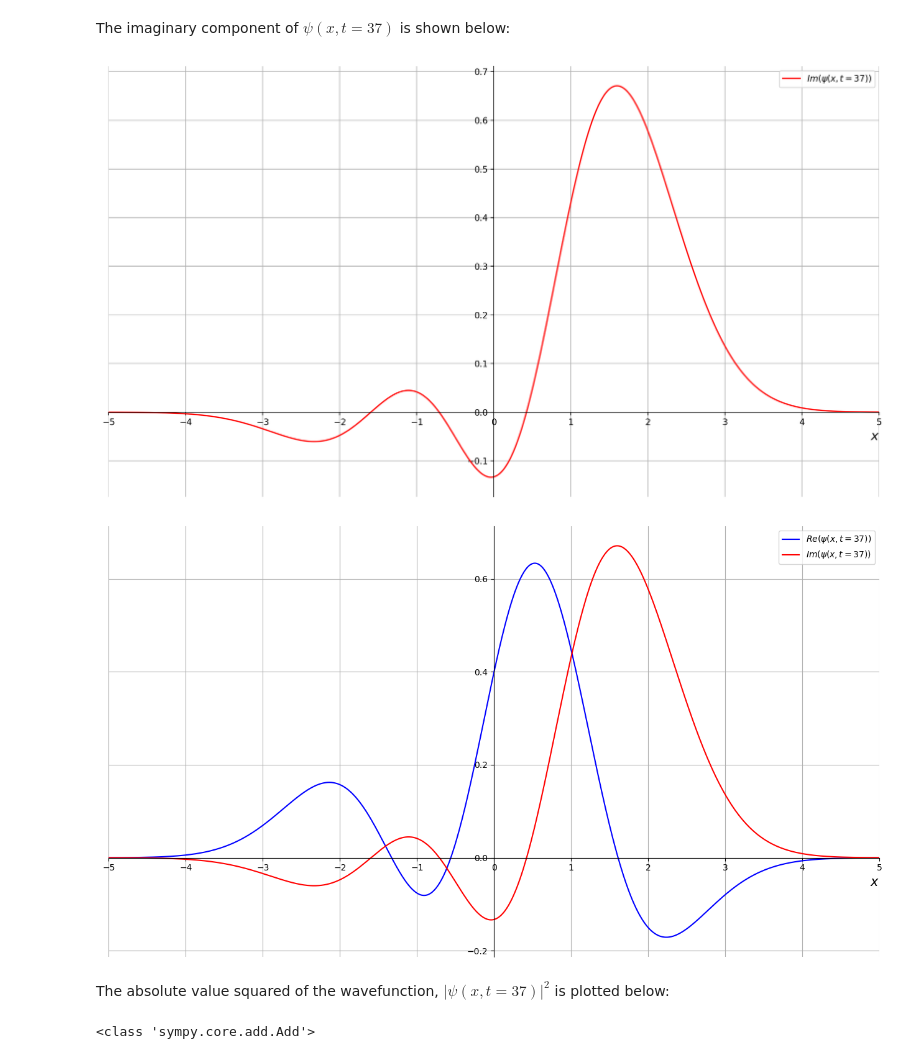
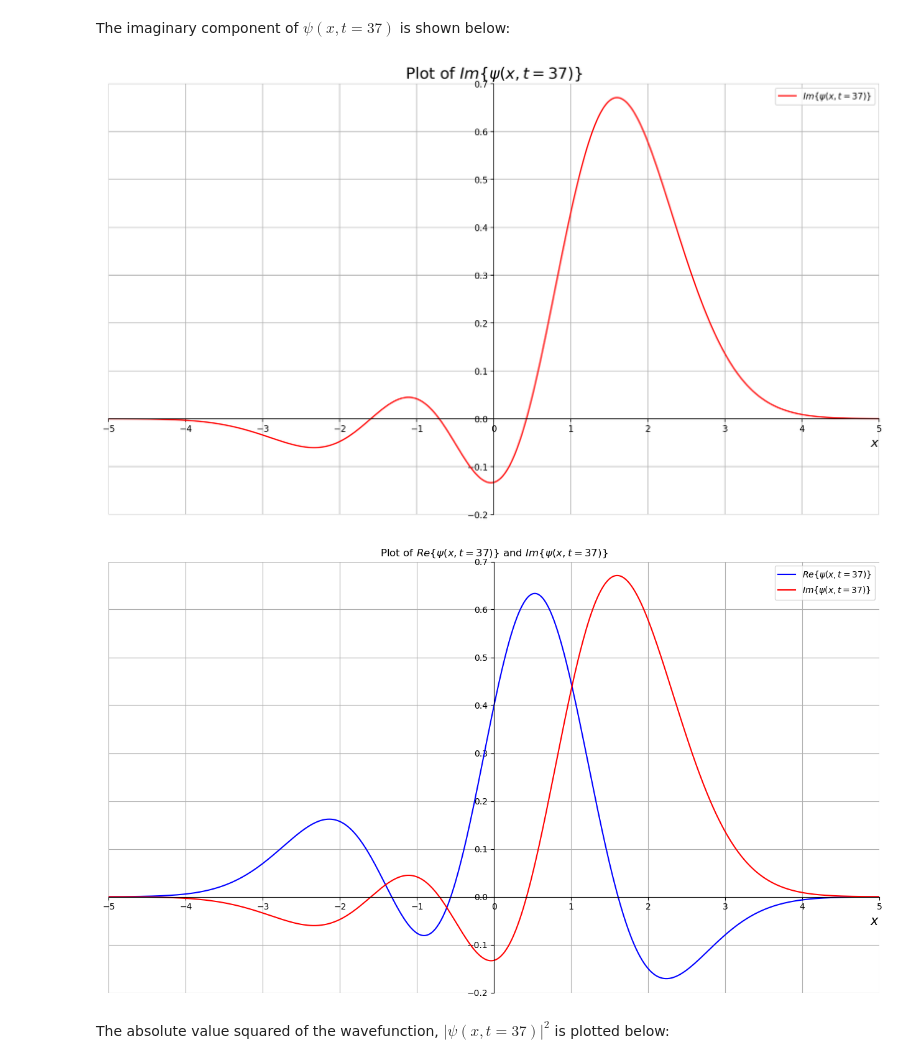
Before and after one commit to Rally0078/QHO, a Jupyter notebook: qho.ipynb, the cells around one changed output. Saved outputs shown, nothing was run; the diff lists cells and outputs as text; code cells hidden in the pictures.

```diff
--- a/qho.ipynb
+++ b/qho.ipynb
@@ -81,47 +84,49 @@ The imaginary component of $\psi(x, t=37)$ is shown below:
 # %%
 lam_psi_im = lambdify(x, im, modules=['numpy'])
 x_var = linspace(-6,6,1000)
 psi_im = lam_psi_im(x_var)
 
 fig, ax = plt.subplots(1,1, figsize=(16,9), dpi=200)
 ax.spines['top'].set_color('none')
 ax.spines['left'].set_position('zero')
 ax.spines['right'].set_color('none')
 ax.spines['bottom'].set_position('zero')
 
-plt.xlim(-5,5)
+ax.set_title(r'Plot of $Im\{\psi(x, t=37)\}$', fontsize=18)
+ax.set_xlim(-5,5)
 ax.set_xlabel(r'$x$', fontsize=15, loc='right')
+ax.set_ylim(-0.2,0.7)
 ax.set_xticks(arange(-5, 5.5, 1))
+ax.set_yticks(arange(-0.2,0.8,0.1))
 ax.grid(True)
-ax.plot(x_var, psi_im, label=r'$Im(\psi(x, t=37))$', color='red')
+ax.plot(x_var, psi_im, label=r'$Im\{\psi(x, t=37)\}$', color='red')
 ax.legend()
 plt.savefig('Imag.jpeg',bbox_inches='tight')
 
 plt.show()
 # %% [output]
-[figure, old version]
+[figure, new version]
 # %%
 fig, ax = plt.subplots(1,1, figsize=(16,9))
 ax.spines['top'].set_color('none')
 ax.spines['left'].set_position('zero')
 ax.spines['right'].set_color('none')
 ax.spines['bottom'].set_position('zero')
-plt.xlim(-5,5)
 
+ax.set_title(r'Plot of $Re\{\psi(x, t=37)\}$ and $Im\{\psi(x, t=37)\}$')
+ax.set_xlim(-5,5)
 ax.set_xlabel(r'$x$', fontsize=15, loc='right')
+ax.set_ylim(-0.2,0.7)
 ax.set_xticks(arange(-5, 5.5, 1))
+ax.set_yticks(arange(-0.2,0.8,0.1))
 ax.grid(True)
-ax.plot(x_var, psi_re, label=r'$Re(\psi(x, t=37))$', color='blue')
-ax.plot(x_var, psi_im, label=r'$Im(\psi(x, t=37))$',color='red')
+ax.plot(x_var, psi_re, label=r'$Re\{\psi(x, t=37)\}$', color='blue')
+ax.plot(x_var, psi_im, label=r'$Im\{\psi(x, t=37)\}$',color='red')
 ax.legend()
 plt.savefig('both.jpeg',bbox_inches='tight')
 
 plt.show()
 # %% [output]
-[figure, old version]
+[figure, new version]
 # %% [markdown]
 The absolute value squared of the wavefunction, $|\psi(x, t=37)|^2$ is plotted below:
-# %%
-print(type(psi))
-# %% [output]
-<class 'sympy.core.add.Add'>
```
Also changed, not shown: parts of 3 cells of this notebook.
